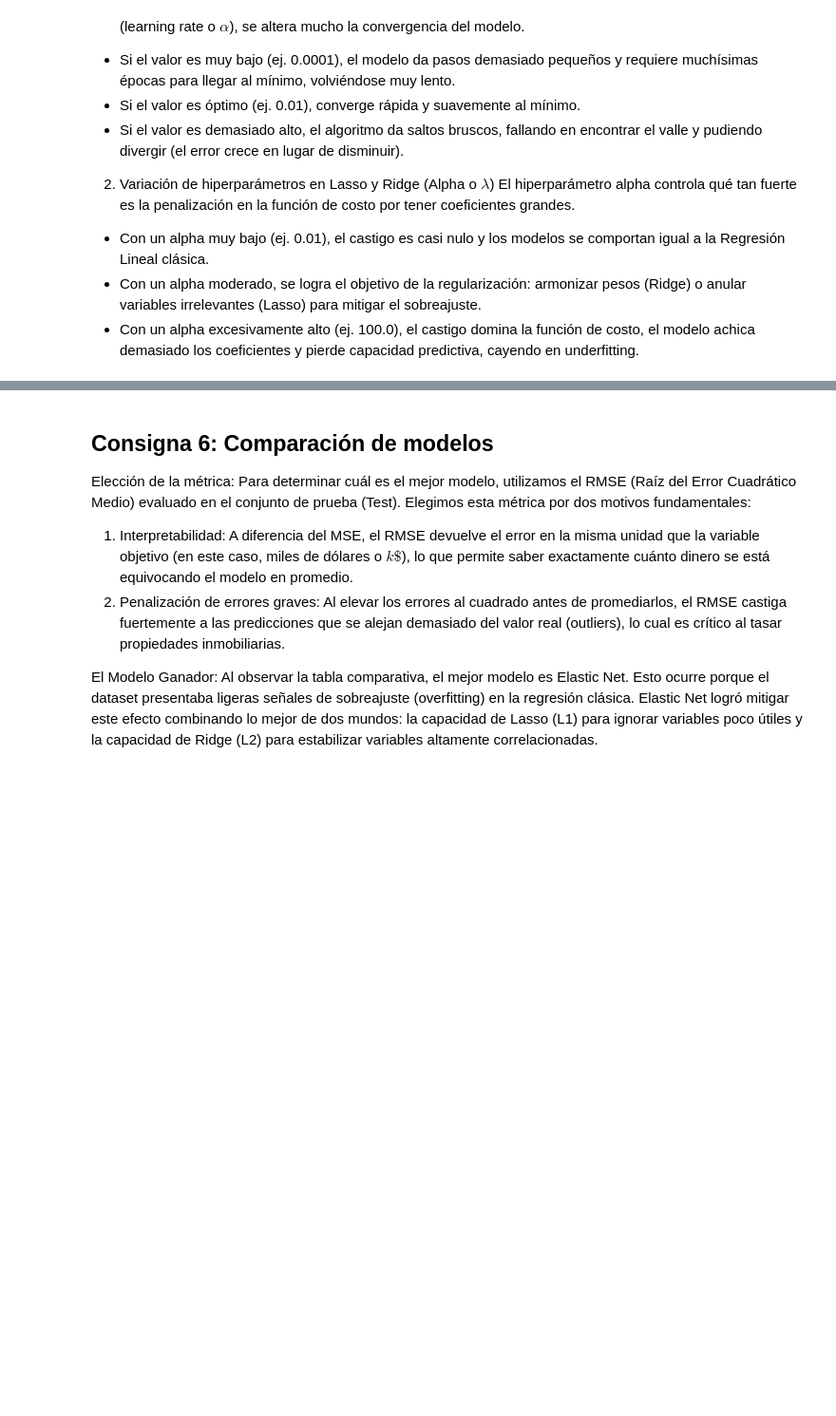
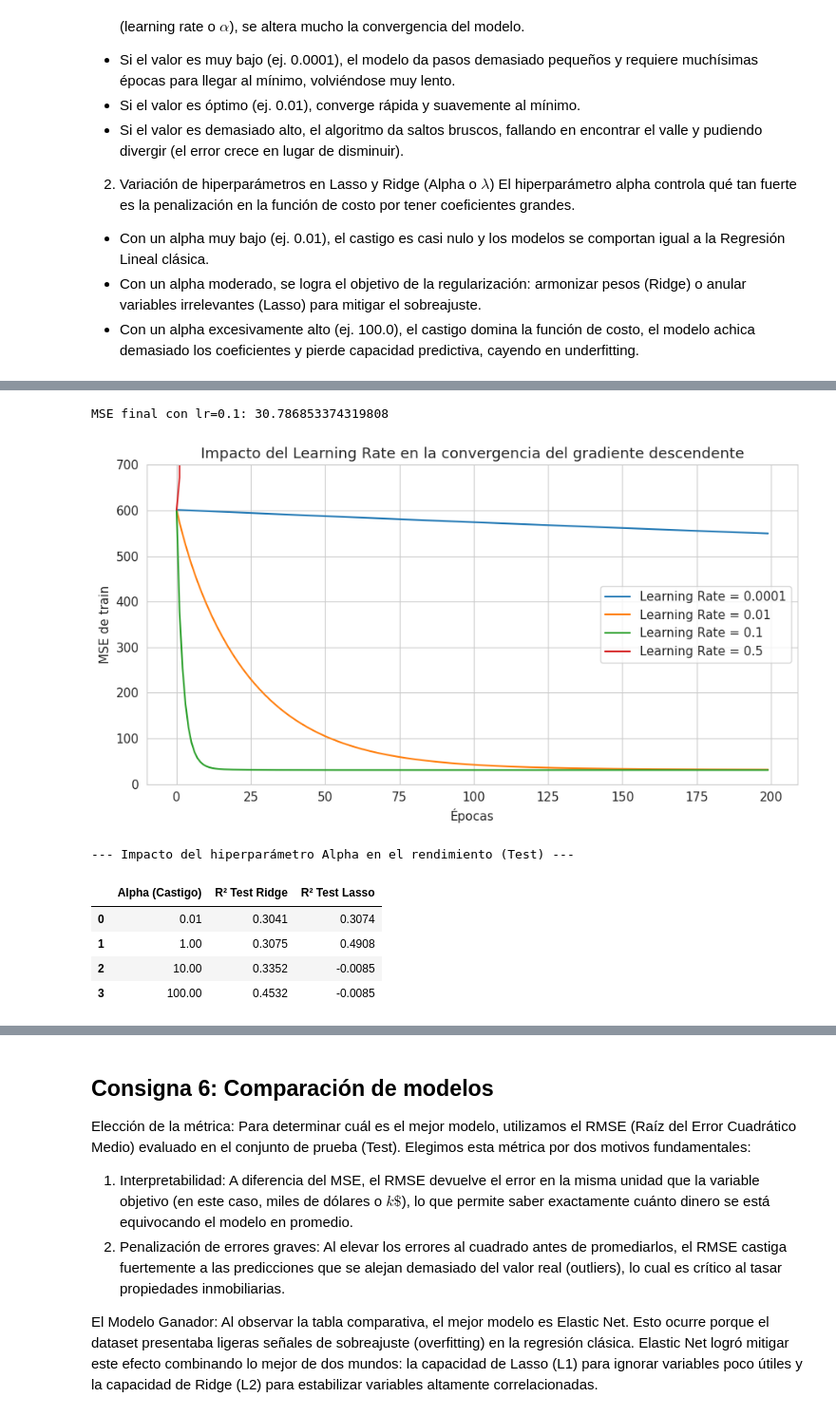
Before and after one commit to manuelibarbia/TP_AA1_Ibarbia_Colombo_Ayala, a Jupyter notebook: TP_1/TP-regresion-AA1.ipynb, the cells around one changed output, grey strips where cells are left out. Shown at 95% size. Cells and saved outputs as stored; diff of their text form; code cells hidden in the pictures; blank space fills up the shorter version.

Commit message:
Agregando lr de 0.5 e interpretando resultados de gradiente descendente

```diff
--- a/TP_1/TP-regresion-AA1.ipynb
+++ b/TP_1/TP-regresion-AA1.ipynb
@@ -448,0 +381,73 @@ display(df_alphas.round(4))
+# %%
+# 5.1 Variar hiperparámetros de Gradiente Descendente (Learning Rate)
+
+# TEORÍA: El 'Learning Rate' (tasa de aprendizaje o alfa) define el tamaño de los pasos
+# que da el algoritmo en la dirección opuesta al gradiente para minimizar la función de costo (MSE).
+# - Si es muy grande: el modelo "salta" el mínimo y diverge (el error crece).
+# - Si es muy chico: tarda demasiadas épocas en converger (es computacionalmente ineficiente).
+
+tasas_aprendizaje = [0.0001, 0.01, 0.1, 0.5]
+plt.figure(figsize=(9, 5))
+
+for lr_val in tasas_aprendizaje:
+    # Reutilizamos la misma función de descenso de gradiente, variando solo el learning rate
+    _, _, losses_tmp = gradiente_descendente(Xtr, ytr, learning_rate=lr_val, epochs=200) # Usamos _ para recibir w y b, pero no los usamos, necesitamos solo losses.
+
+    # Graficamos la curva de convergencia para esta tasa de aprendizaje específica
+    plt.plot(losses_tmp, label=f'Learning Rate = {lr_val}')
+
+    if lr_val == 0.1:
+      print('MSE final con lr=0.1:', losses_tmp[-1])
+
+plt.ylim(0, 700)  # acota el eje: con lr=0.5 el error diverge y aplastaría al resto
+plt.xlabel('Épocas')
+plt.ylabel('MSE de train')
+plt.title('Impacto del Learning Rate en la convergencia del gradiente descendente')
+plt.legend()
+plt.tight_layout()
+plt.show()
+
+
+# -------------------------------------------------------------------
+# 5.2 Variar hiperparámetros de Ridge y Lasso (Alpha / Nivel de castigo)
+# ---------------------------------------------------------
+# TEORÍA: El parámetro 'alpha' (lambda en la fórmula matemática)
+# controla la fuerza de la penalización que se le aplica a los coeficientes (betas).
+# El objetivo de variar este parámetro es encontrar el punto exacto que reduzca
+# la varianza (overfitting) introduciendo solo un poco de sesgo.
+
+alphas_prueba = [0.01, 1.0, 10.0, 100.0]
+resultados_reg = []
+
+for alfa in alphas_prueba:
+    # Entrenar Ridge (Penalización L2 - Restricción circular)
+    # TEORÍA: Ridge encoge los coeficientes correlacionados acercándolos entre sí, pero rara vez los lleva a cero.
+    modelo_r = Ridge(alpha=alfa, random_state=42)
+    modelo_r.fit(X_train_scaled, y_train)
+    r2_test_r = r2_score(y_test, modelo_r.predict(X_test_scaled))
+
+    # Entrenar Lasso (Penalización L1 - Restricción en forma de rombo)
+    # TEORÍA: Lasso fuerza a que algunos coeficientes se vuelvan exactamente cero, haciendo selección automática de features.
+    modelo_l = Lasso(alpha=alfa, random_state=42)
+    modelo_l.fit(X_train_scaled, y_train)
+    r2_test_l = r2_score(y_test, modelo_l.predict(X_test_scaled))
+
+    # Guardamos los resultados para ver cómo evoluciona el R2 en Test al aumentar el castigo
+    resultados_reg.append({
+        'Alpha (Castigo)': alfa,
+        'R² Test Ridge': r2_test_r,
+        'R² Test Lasso': r2_test_l
+    })
+
+df_alphas = pd.DataFrame(resultados_reg)
+print("--- Impacto del hiperparámetro Alpha en el rendimiento (Test) ---")
+display(df_alphas.round(4))
+# %% [output]
+MSE final con lr=0.1: 30.786853374319808
+[figure, added]
+--- Impacto del hiperparámetro Alpha en el rendimiento (Test) ---
+|  | Alpha (Castigo) | R² Test Ridge | R² Test Lasso |
+| 0 | 0.01 | 0.3041 | 0.3074 |
+| 1 | 1.00 | 0.3075 | 0.4908 |
+| 2 | 10.00 | 0.3352 | -0.0085 |
+| 3 | 100.00 | 0.4532 | -0.0085 |
```
Also changed, not shown: parts of 3 cells of this notebook.
